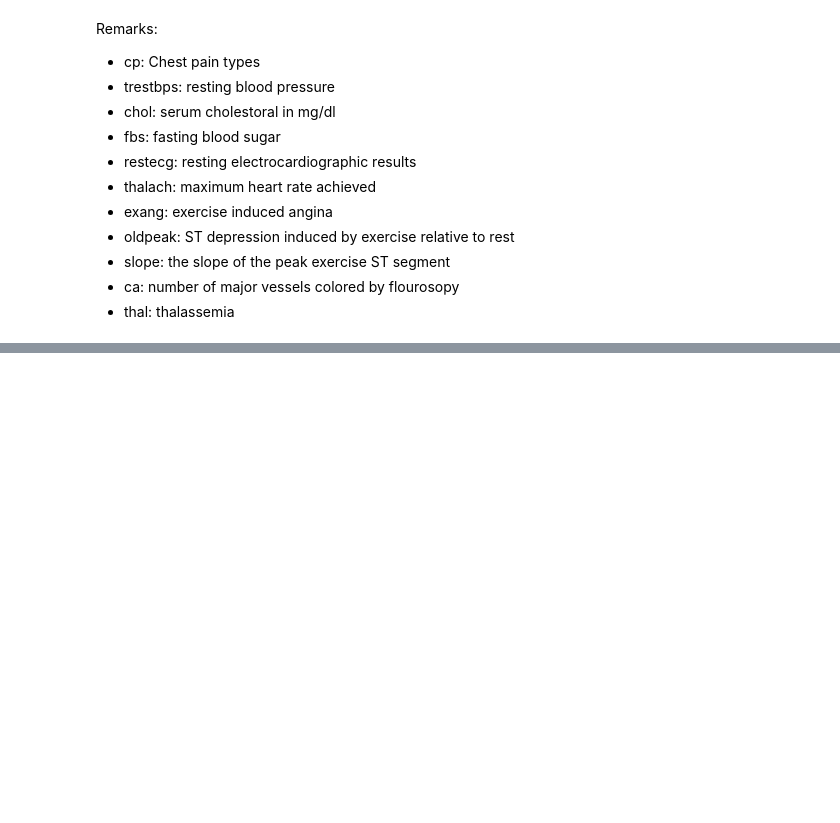
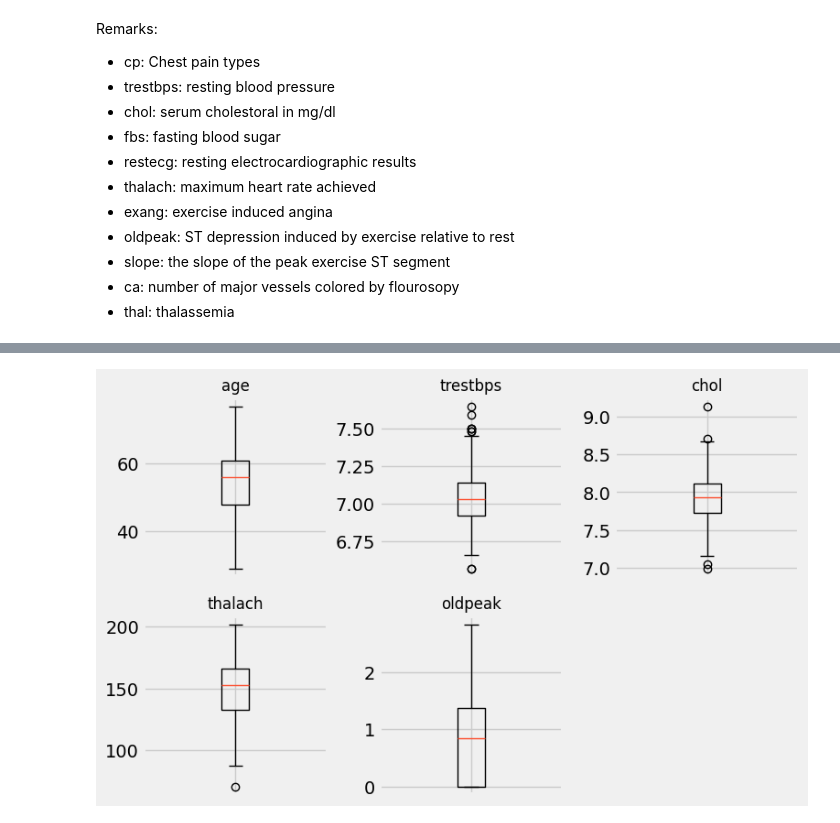
Before and after one commit to moscmh/heartdisease_by_logisticregression, a Jupyter notebook: heart.ipynb, the cells around one changed output, grey strips where cells are left out. Drawn from its saved outputs; the diff is of its cells as text; code cells hidden in the pictures; blank space fills up the shorter version.

```diff
--- a/heart.ipynb
+++ b/heart.ipynb
@@ -50,0 +226,22 @@ Remarks:
+# %%
+num_trans = X.loc[:,num]
+
+outliers = ['trestbps', 'chol', 'oldpeak']
+for o in outliers:
+    num_trans[o] = num_trans[o].apply(lambda x: np.log2(x+1))
+
+fig, axes = plt.subplots(2,3, figsize=(8,5))
+for i in range(6):
+    ax = axes.ravel()[i]
+    try:
+        ax.boxplot(num_trans.iloc[:,i])
+        ax.set_title(num_trans.columns[i], fontsize=12)
+        ax.set_xticklabels([])
+    except IndexError:
+        ax.grid(False)
+        ax.set_yticks([])
+        ax.set_xticks([])
+fig.tight_layout()
+plt.show()
+# %% [output]
+[figure, added]
```
Also changed, not shown: parts of 26 cells of this notebook.
